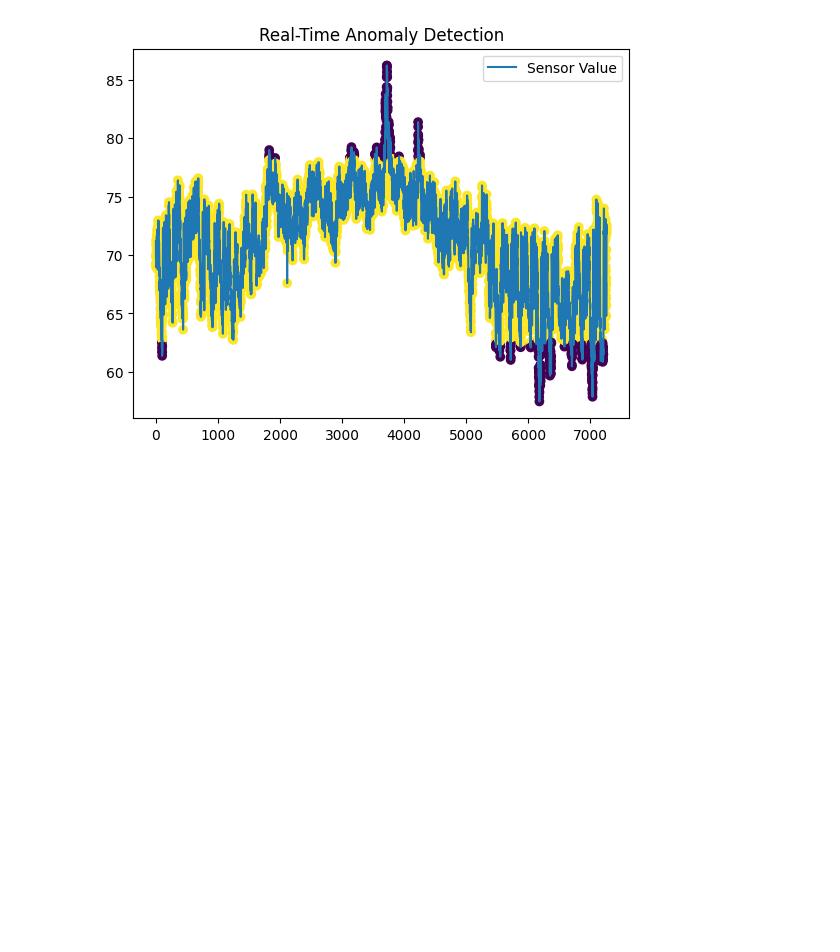
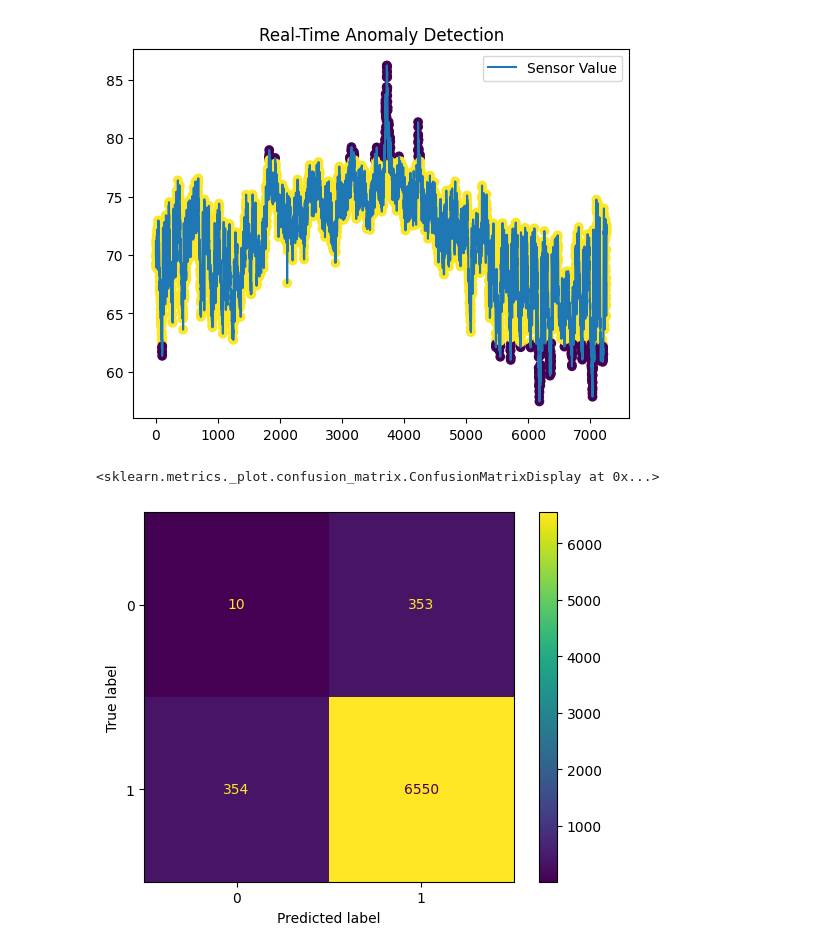
Before and after one commit to RamashrayS/Space_Anamoly_Detection_Model, a Jupyter notebook: Model.ipynb, the cells around one changed output. Drawn from its saved outputs; the diff is of its cells as text; code cells hidden in the pictures; blank space fills up the shorter version.

```diff
--- a/Model.ipynb
+++ b/Model.ipynb
@@ -151,3 +155,18 @@ plt.legend()
 plt.show()
 # %% [output]
 [figure]
+# %%
+from sklearn.metrics import confusion_matrix, ConfusionMatrixDisplay
+import numpy as np
+
+# create fake ground truth (assume most normal)
+df['true'] = 1
+df.loc[df.sample(frac=0.05).index, 'true'] = -1  # randomly mark some anomalies
+
+cm = confusion_matrix(df['true'], df['anomaly'])
+
+disp = ConfusionMatrixDisplay(confusion_matrix=cm)
+disp.plot()
+# %% [output]
+<sklearn.metrics._plot.confusion_matrix.ConfusionMatrixDisplay at 0x...>
+[figure, added]
```
Also changed, not shown: parts of 4 cells of this notebook.
